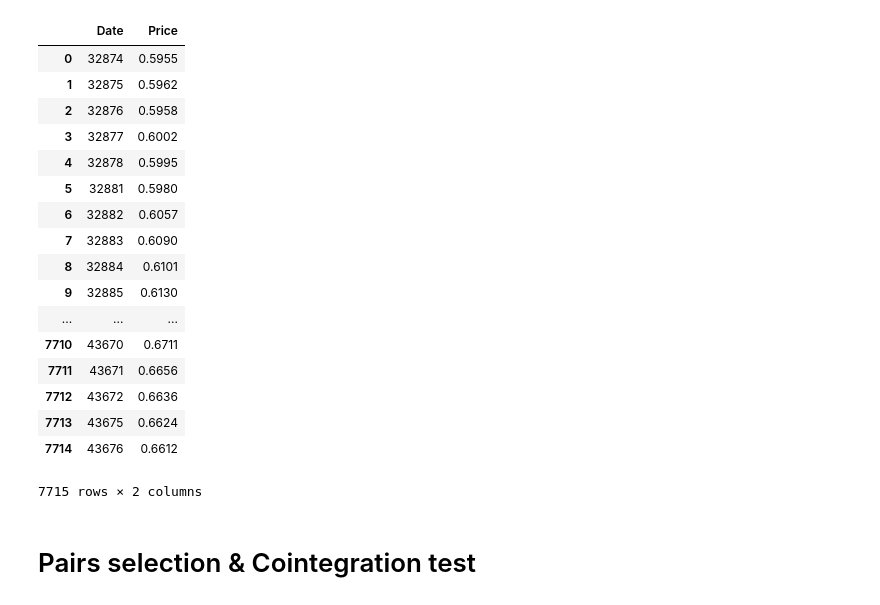
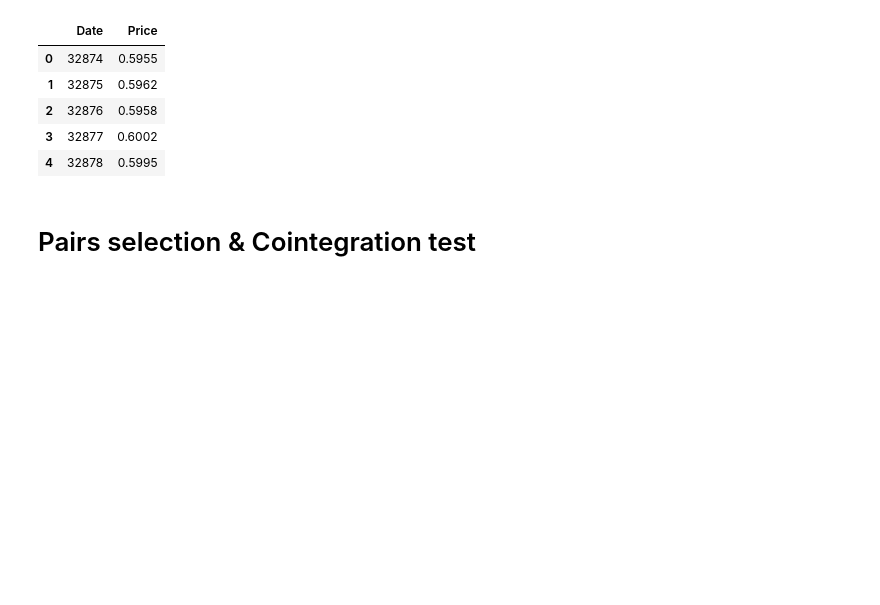
Before and after one commit to thtang/Pair-trading, a Jupyter notebook: src/pair selection.ipynb, the cells around one changed output. Saved outputs shown, nothing was run; the diff lists cells and outputs as text; code cells hidden in the pictures; blank space fills up the shorter version.

```diff
--- a/src/pair selection.ipynb
+++ b/src/pair selection.ipynb
@@ -14,26 +18,14 @@ EUR = pd.read_csv("../data/EUR.csv")
 GBP = pd.read_csv("../data/GBP.csv")
 NZD = pd.read_csv("../data/NZD.csv")
 # %%
-NZD
+NZD.head()
 # %% [output]
 |  | Date | Price |
 | 0 | 32874 | 0.5955 |
 | 1 | 32875 | 0.5962 |
 | 2 | 32876 | 0.5958 |
 | 3 | 32877 | 0.6002 |
 | 4 | 32878 | 0.5995 |
-| 5 | 32881 | 0.5980 |
-| 6 | 32882 | 0.6057 |
-| 7 | 32883 | 0.6090 |
-| 8 | 32884 | 0.6101 |
-| 9 | 32885 | 0.6130 |
-| ... | ... | ... |
-| 7710 | 43670 | 0.6711 |
-| 7711 | 43671 | 0.6656 |
-| 7712 | 43672 | 0.6636 |
-| 7713 | 43675 | 0.6624 |
-| 7714 | 43676 | 0.6612 |
-7715 rows × 2 columns
 # %%
 df = AUD.merge(EUR,on='Date').merge(GBP,on='Date').merge(NZD,on='Date')
 df.columns = ["Date", "AUD", "EUR", "GBP", "NZD"]
```
Also changed, not shown: parts of 14 cells of this notebook.
